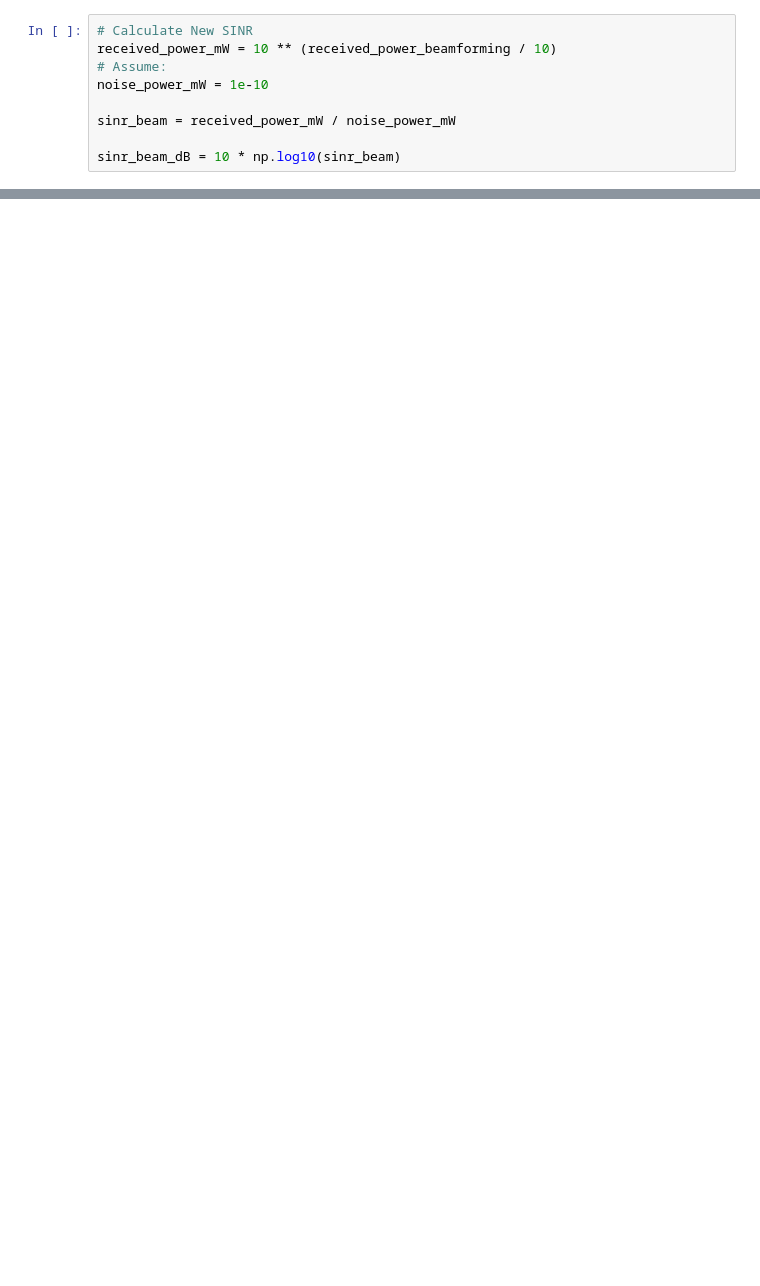
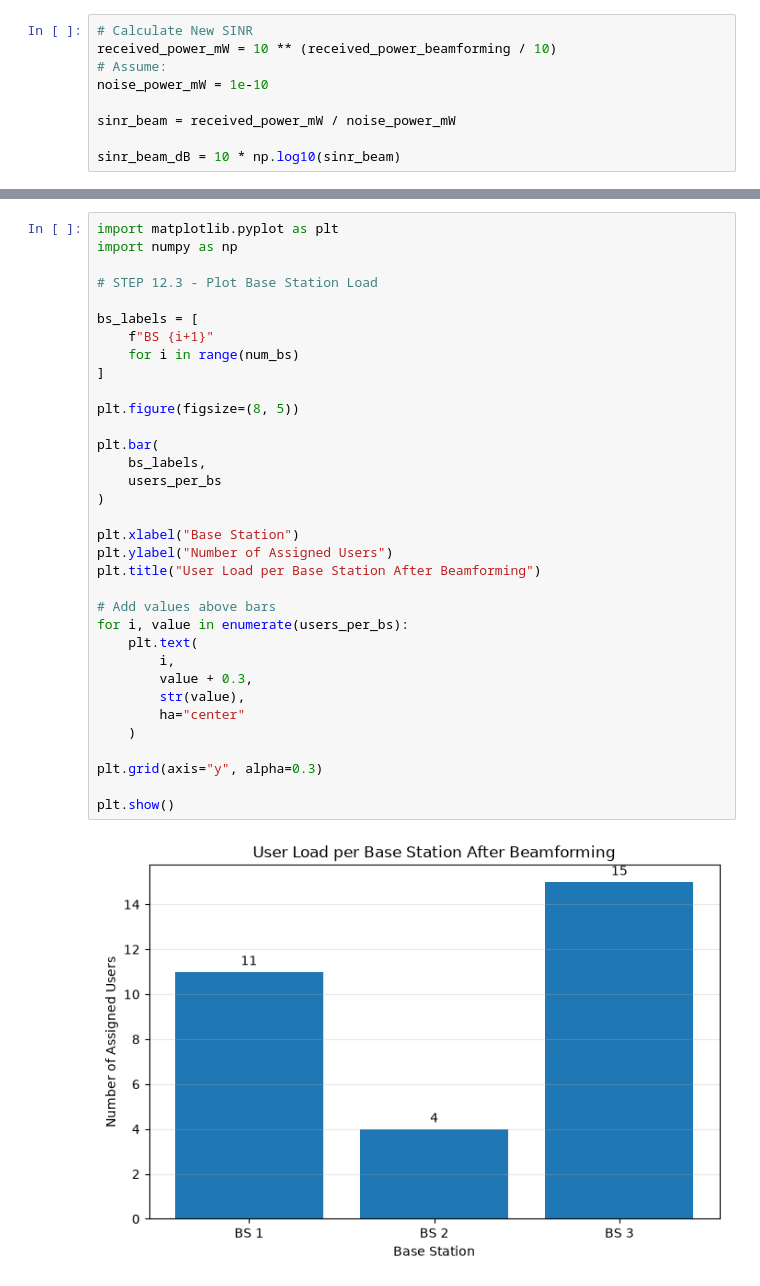
Before and after one commit to Chathuranga630/sionna, a Jupyter notebook: Spoofed_Traffic_v3.ipynb, the cells around one changed output, grey strips where cells are left out. Saved outputs shown, nothing was run; the diff lists cells and outputs as text; blank space fills up the shorter version.

```diff
--- a/Spoofed_Traffic_v3.ipynb
+++ b/Spoofed_Traffic_v3.ipynb
@@ -1805,0 +1853,36 @@ plt.show()
+# %%
+import matplotlib.pyplot as plt
+import numpy as np
+
+# STEP 12.3 - Plot Base Station Load
+
+bs_labels = [
+    f"BS {i+1}"
+    for i in range(num_bs)
+]
+
+plt.figure(figsize=(8, 5))
+
+plt.bar(
+    bs_labels,
+    users_per_bs
+)
+
+plt.xlabel("Base Station")
+plt.ylabel("Number of Assigned Users")
+plt.title("User Load per Base Station After Beamforming")
+
+# Add values above bars
+for i, value in enumerate(users_per_bs):
+    plt.text(
+        i,
+        value + 0.3,
+        str(value),
+        ha="center"
+    )
+
+plt.grid(axis="y", alpha=0.3)
+
+plt.show()
+# %% [output]
+[figure, added]
```
Also changed, not shown: parts of 70 cells of this notebook.
